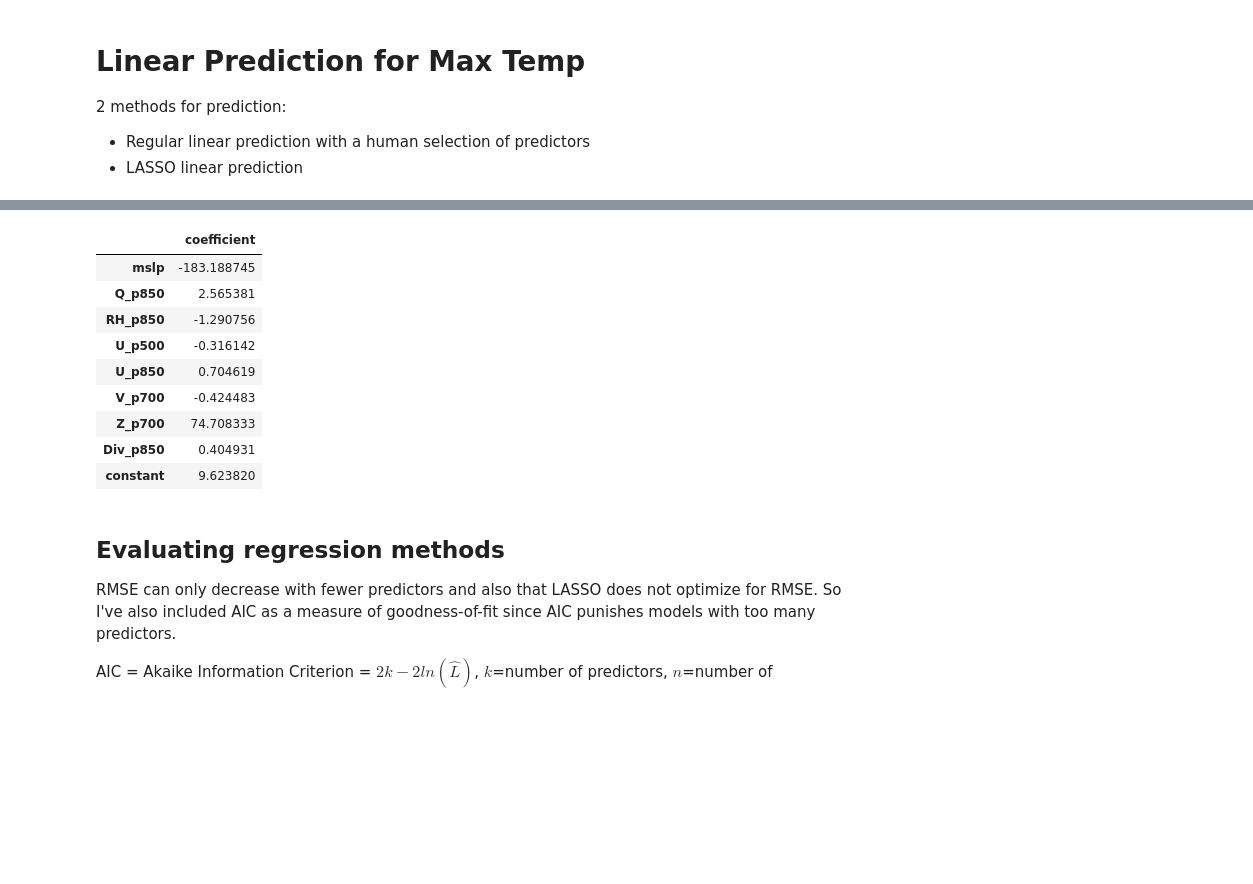
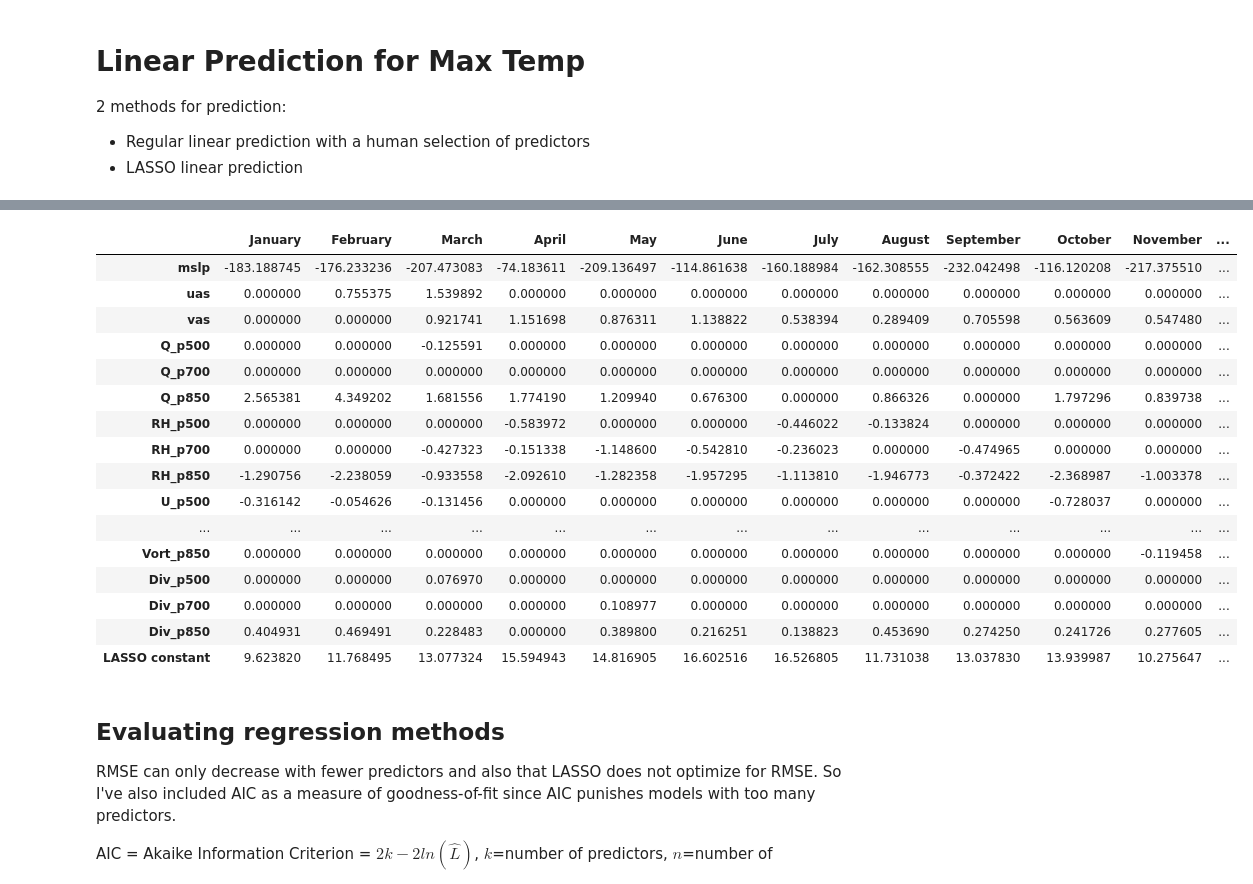
Before and after one commit to kwheelan/Linear_downscaling, a Jupyter notebook: Temp_Downscaling_MonthlyModel.ipynb, the cells around one changed output, grey strips where cells are left out. Saved outputs shown, nothing was run; the diff lists cells and outputs as text; code cells hidden in the pictures; blank space fills up the shorter version.

```diff
--- a/Temp_Downscaling_MonthlyModel.ipynb
+++ b/Temp_Downscaling_MonthlyModel.ipynb
@@ -156,6 +147,3 @@ Y_test = xr.open_dataset('/glade/work/kwheelan/linear_data/Y_test_temp_month_' +
 This shows how closely related predictors are to each other.
 
 (I can add a scatterplot matrix here if that would be useful.)
-# %%
-ds_cor = X_train.to_dataframe().drop(['lat','lon', 'constant'], axis=1).corr()
-print(ds_cor)
@@ -181,7 +183,17 @@ Div_p850  -0.039631  1.000000
 ### Variance inflatation factors
 These numbers show the effect that each predictor has on the coefficients of a regression equation. A high VIF suggests that the predictor is highly correlated with other predictors. Generally a VIF of more than 10 is concerning (but also all the VIFs will change if you take some variables out.)
 # %%
-vif = pd.DataFrame(np.linalg.inv(ds_cor.values), index = ds_cor.index, columns=ds_cor.columns)
+vifList = []
+for month in range(1,13):
+    ds_cor = ds_cor_bymonth[month-1]
+    vifList += [pd.DataFrame(np.linalg.inv(ds_cor.values), index = ds_cor.index, columns=ds_cor.columns)]
+
+#printing vif values for a selected month
+month = 4
+vif = vifList[month-1]
+
+print("Variance Inflation Factors for " + str(monthsFull[month-1]) + "\n")
+
 for i in range(vif.shape[0]):
     #printing diagonal elements
     print(vif.columns[i] + ": " +str(vif.values[i,i]))
@@ -300,29 +313,46 @@ betas_handselect_linear
 # %%
 #LASSO regressor that uses BIC to optimize the alpha (L1 regulator)
 reg = sklearn.linear_model.LassoLarsIC(criterion = 'bic')
 
-#making a numpy array
-keys = [key for key in X_train.keys()]
-X_train_np = np.matrix([X_train[key].values for key in keys]).transpose()
-X_test_np = np.matrix([X_test[key].values for key in keys]).transpose()
-reg.fit(X_train_np, y)
+#getting predictor names
+keys = [key for key in X_train.drop(['month', 'timecopy']).keys()]
 
-lasso_preds = [all_preds[i] for i in range(len(reg.coef_)) if reg.coef_[i] != 0] + ['constant']
-betas_LASSO = pd.DataFrame(index = lasso_preds,
-                        data = [coef for coef in reg.coef_ if coef !=0] + [reg.intercept_], columns = ['coefficient'])
+#running LASSO for each month
+for month in range(1, 13):
 
-x_test_lasso = np.matrix([X_test[key].values for key in lasso_preds]).transpose()
+    #get obs data
+    y = Y_train.sel(time = month).tmax.values #obs values
 
-#uncomment below to print coefficients
-betas_LASSO
+    #creating numpy matrices
+    X_train_np = np.matrix([X_train.sel(time = month)[key].values for key in keys]).transpose()
+    X_test_np = np.matrix([X_test.sel(time = month)[key].values for key in keys]).transpose()
+    reg.fit(X_train_np, y)
+
+    lasso_preds = [all_preds[i] for i in range(len(reg.coef_)) ] + ['LASSO constant']
+    betas_LASSO = pd.DataFrame(index = lasso_preds,
+                            data = [coef for coef in reg.coef_ ] + [reg.intercept_], columns = ['January'])
+    if month == 1:
+        betas_LASSO_list = betas_LASSO
+
+    betas_LASSO_list[monthsFull[month-1]] = betas_LASSO.values
+
+betas_LASSO_list = betas_LASSO_list.drop('constant', axis=0)
+betas_LASSO_list
 # %% [output]
-|  | coefficient |
-| mslp | -183.188745 |
-| Q_p850 | 2.565381 |
-| RH_p850 | -1.290756 |
-| U_p500 | -0.316142 |
-| U_p850 | 0.704619 |
-| V_p700 | -0.424483 |
-| Z_p700 | 74.708333 |
-| Div_p850 | 0.404931 |
-| constant | 9.623820 |
+|  | January | February | March | April | May | June | July | August | September | October | November | ... |
+| mslp | -183.188745 | -176.233236 | -207.473083 | -74.183611 | -209.136497 | -114.861638 | -160.188984 | -162.308555 | -232.042498 | -116.120208 | -217.375510 | ... |
+| uas | 0.000000 | 0.755375 | 1.539892 | 0.000000 | 0.000000 | 0.000000 | 0.000000 | 0.000000 | 0.000000 | 0.000000 | 0.000000 | ... |
+| vas | 0.000000 | 0.000000 | 0.921741 | 1.151698 | 0.876311 | 1.138822 | 0.538394 | 0.289409 | 0.705598 | 0.563609 | 0.547480 | ... |
+| Q_p500 | 0.000000 | 0.000000 | -0.125591 | 0.000000 | 0.000000 | 0.000000 | 0.000000 | 0.000000 | 0.000000 | 0.000000 | 0.000000 | ... |
+| Q_p700 | 0.000000 | 0.000000 | 0.000000 | 0.000000 | 0.000000 | 0.000000 | 0.000000 | 0.000000 | 0.000000 | 0.000000 | 0.000000 | ... |
+| Q_p850 | 2.565381 | 4.349202 | 1.681556 | 1.774190 | 1.209940 | 0.676300 | 0.000000 | 0.866326 | 0.000000 | 1.797296 | 0.839738 | ... |
+| RH_p500 | 0.000000 | 0.000000 | 0.000000 | -0.583972 | 0.000000 | 0.000000 | -0.446022 | -0.133824 | 0.000000 | 0.000000 | 0.000000 | ... |
+| RH_p700 | 0.000000 | 0.000000 | -0.427323 | -0.151338 | -1.148600 | -0.542810 | -0.236023 | 0.000000 | -0.474965 | 0.000000 | 0.000000 | ... |
+| RH_p850 | -1.290756 | -2.238059 | -0.933558 | -2.092610 | -1.282358 | -1.957295 | -1.113810 | -1.946773 | -0.372422 | -2.368987 | -1.003378 | ... |
+| U_p500 | -0.316142 | -0.054626 | -0.131456 | 0.000000 | 0.000000 | 0.000000 | 0.000000 | 0.000000 | 0.000000 | -0.728037 | 0.000000 | ... |
+| ... | ... | ... | ... | ... | ... | ... | ... | ... | ... | ... | ... | ... |
+| Vort_p850 | 0.000000 | 0.000000 | 0.000000 | 0.000000 | 0.000000 | 0.000000 | 0.000000 | 0.000000 | 0.000000 | 0.000000 | -0.119458 | ... |
+| Div_p500 | 0.000000 | 0.000000 | 0.076970 | 0.000000 | 0.000000 | 0.000000 | 0.000000 | 0.000000 | 0.000000 | 0.000000 | 0.000000 | ... |
+| Div_p700 | 0.000000 | 0.000000 | 0.000000 | 0.000000 | 0.108977 | 0.000000 | 0.000000 | 0.000000 | 0.000000 | 0.000000 | 0.000000 | ... |
+| Div_p850 | 0.404931 | 0.469491 | 0.228483 | 0.000000 | 0.389800 | 0.216251 | 0.138823 | 0.453690 | 0.274250 | 0.241726 | 0.277605 | ... |
+| LASSO constant | 9.623820 | 11.768495 | 13.077324 | 15.594943 | 14.816905 | 16.602516 | 16.526805 | 11.731038 | 13.037830 | 13.939987 | 10.275647 | ... |
```
Also changed, not shown: parts of 34 cells of this notebook, 1 other file.
